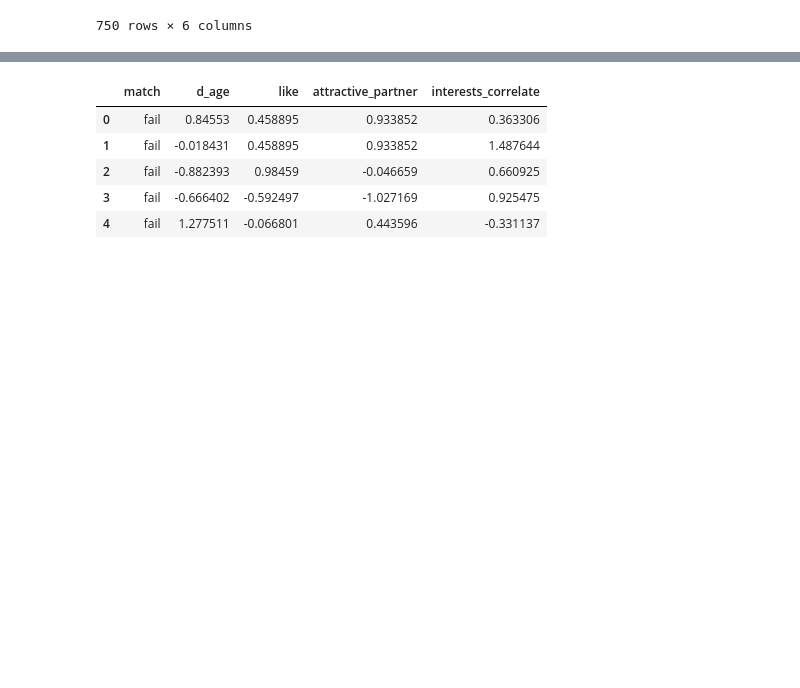
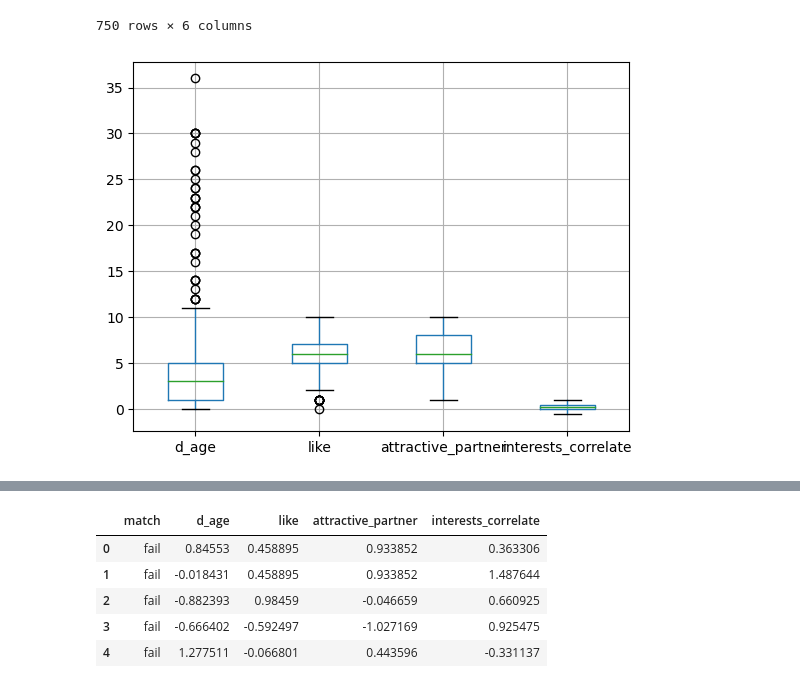
Before and after one commit to mkimur02/final_project_dsci100, a Jupyter notebook: Untitled.ipynb, the cells around one changed output, grey strips where cells are left out. Saved outputs shown, nothing was run; the diff lists cells and outputs as text; code cells hidden in the pictures; blank space fills up the shorter version.

Commit message:
Box plot trial

```diff
--- a/Untitled.ipynb
+++ b/Untitled.ipynb
@@ -119,6 +119,15 @@ speeddating_training
 | 7849 | 4.0 | 2.0 | 2.0 | -0.46 | fail | 537 |
 | 2648 | 2.0 | 6.0 | 5.0 | 0.00 | success | 855 |
 750 rows × 6 columns
+# %%
+import matplotlib.pyplot as plot
+import pandas as pd
+import numpy as np
+
+b_plot = speeddating_training.boxplot(column = ['d_age','like','attractive_partner','interests_correlate'])
+plot.show()
+# %% [output]
+[figure, added]
 # %%
 speeddating_plot = (
     alt.Chart(speeddating_training)
```
